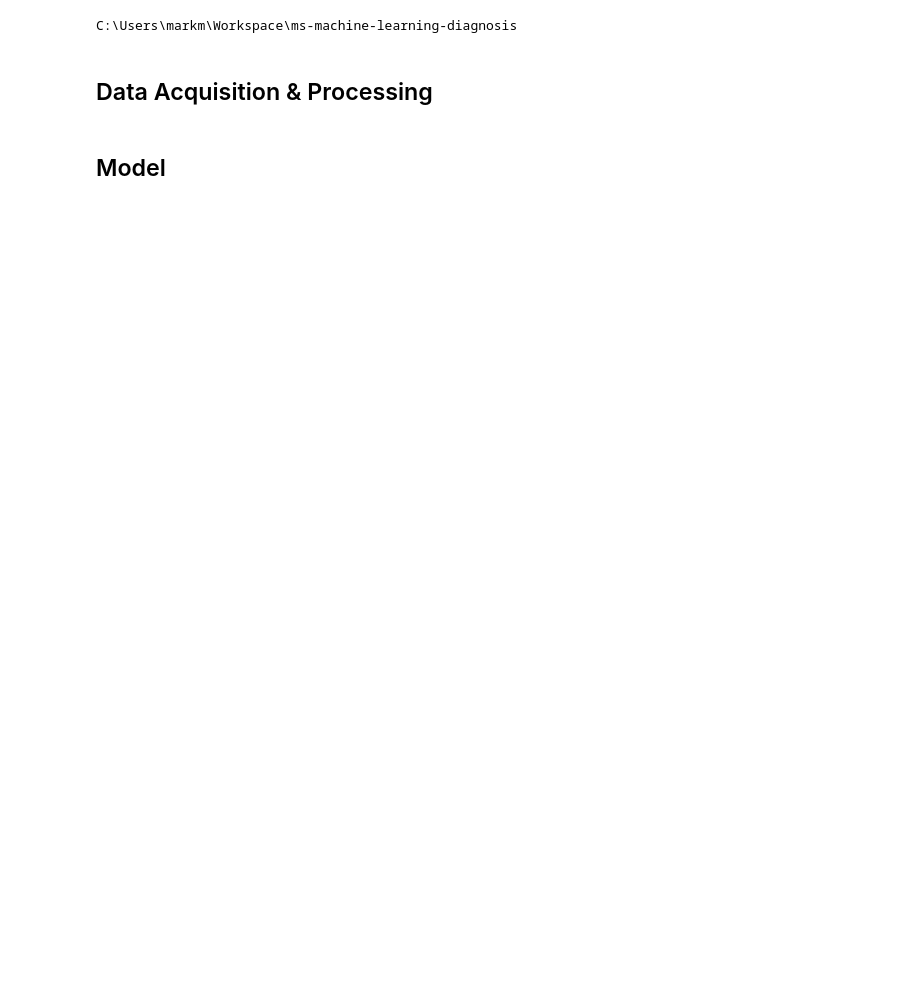
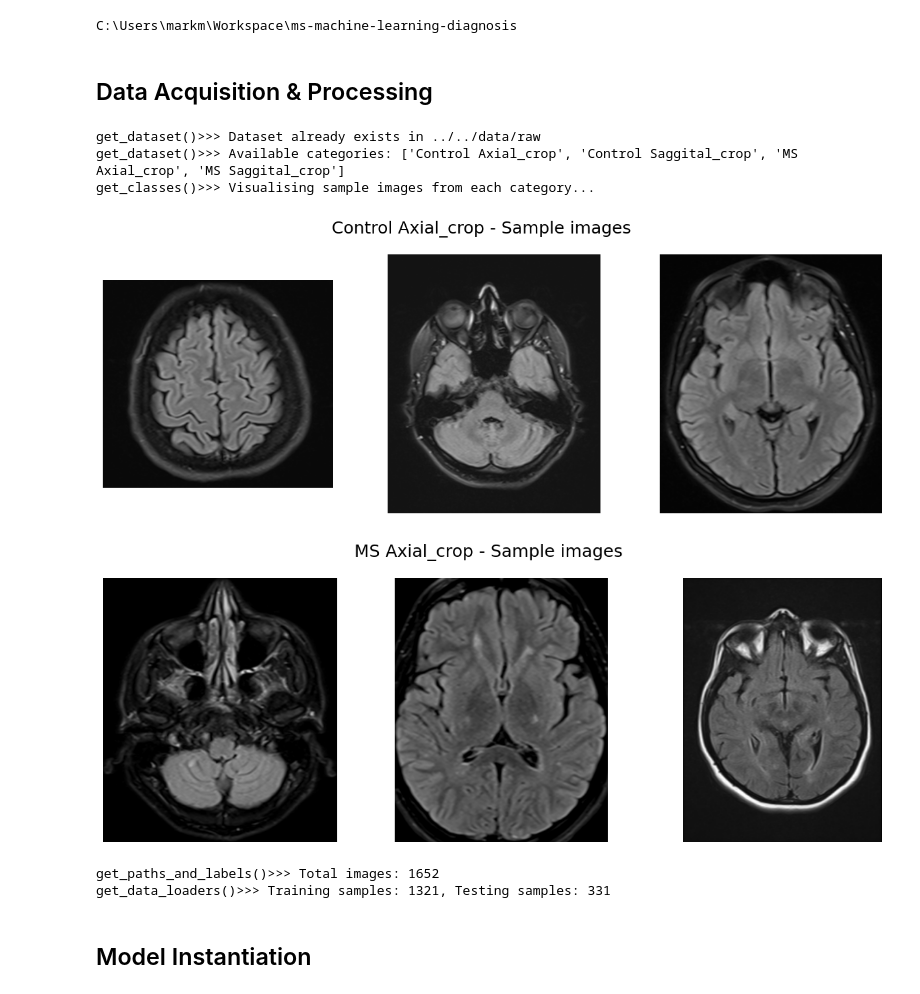
Before and after one commit to Mark-McNaught/ms-machine-learning-diagnosis, a Jupyter notebook: src/notebooks/Base-ResNet18-Model.ipynb, the cells around one changed output. Drawn from its saved outputs; the diff is of its cells as text; code cells hidden in the pictures; blank space fills up the shorter version.

```diff
--- a/src/notebooks/Base-ResNet18-Model.ipynb
+++ b/src/notebooks/Base-ResNet18-Model.ipynb
@@ -19,11 +21,19 @@ import refactor.src.trainer as evaluator
 # %%
 path, categories = data.get_dataset()
 classes = data.get_classes(path, categories)
 
 image_paths, labels = data.get_paths_and_labels(path, classes)
 train_transform, test_transform = data.get_transforms()
 
-train_loader, test_loader = data.get_data_loaders(image_paths, labels, train_transform, test_transform)
+train_loader, test_loader, test_data = data.get_data_loaders(image_paths, labels, train_transform, test_transform)
+# %% [output]
+get_dataset()>>> Dataset already exists in ../../data/raw
+get_dataset()>>> Available categories: ['Control Axial_crop', 'Control Saggital_crop', 'MS Axial_crop', 'MS Saggital_crop']
+get_classes()>>> Visualising sample images from each category...
+[figure, added]
+[figure, added]
+get_paths_and_labels()>>> Total images: 1652
+get_data_loaders()>>> Training samples: 1321, Testing samples: 331
 # %% [markdown]
-## Model
+## Model Instantiation
 # %%
```
Also changed, not shown: parts of 9 cells of this notebook, 5 other files.
